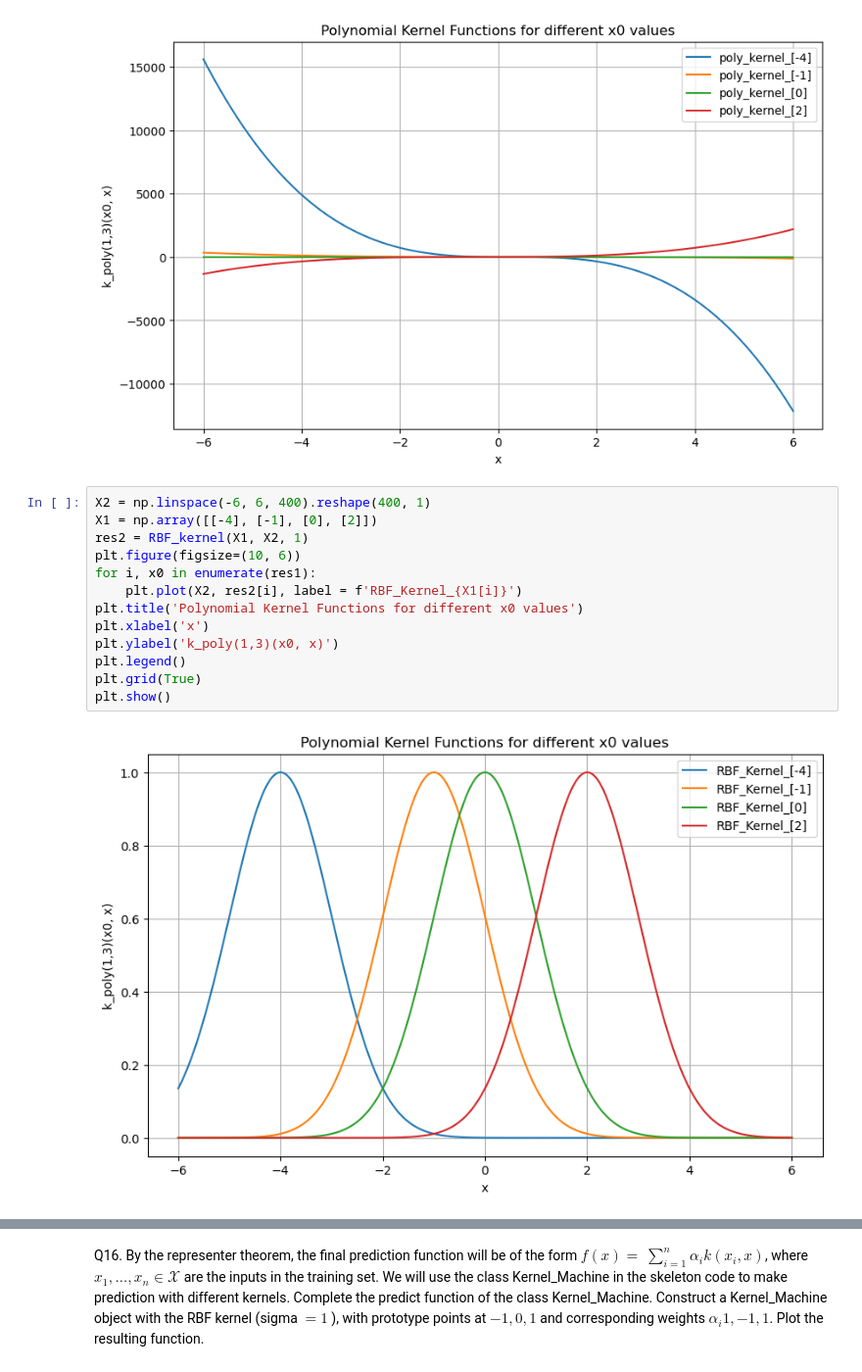
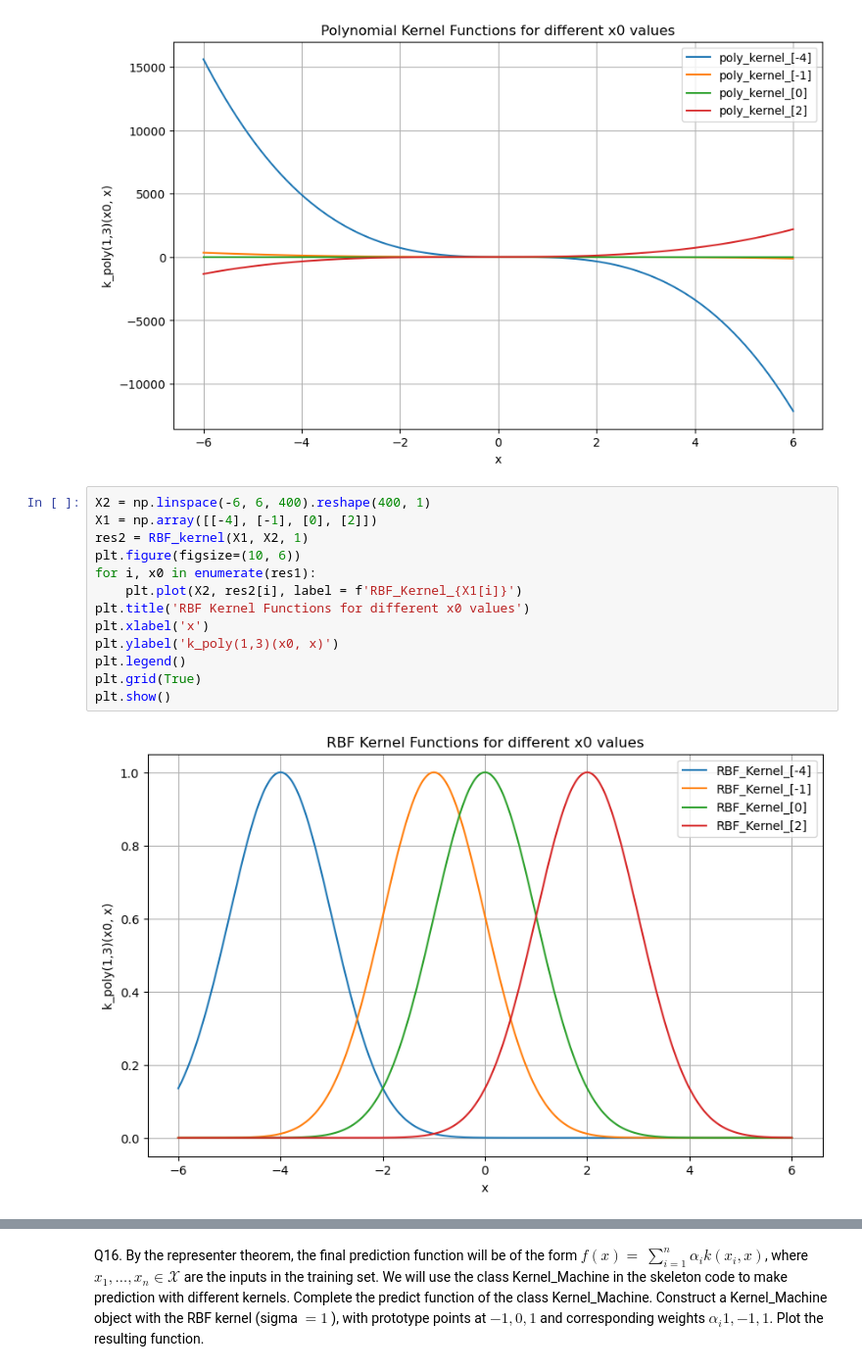
Before and after one commit to HYS20010113/ml_hw2, a Jupyter notebook: hw2/hw2.ipynb, the cells around one changed output, grey strips where cells are left out. Shown at 98% size. Cells and saved outputs as stored; diff of their text form.

```diff
--- a/hw2/hw2.ipynb
+++ b/hw2/hw2.ipynb
@@ -458,15 +463,15 @@ plt.show()
 # %%
 X2 = np.linspace(-6, 6, 400).reshape(400, 1)
 X1 = np.array([[-4], [-1], [0], [2]])
 res2 = RBF_kernel(X1, X2, 1)
 plt.figure(figsize=(10, 6))
 for i, x0 in enumerate(res1):
     plt.plot(X2, res2[i], label = f'RBF_Kernel_{X1[i]}')
-plt.title('Polynomial Kernel Functions for different x0 values')
+plt.title('RBF Kernel Functions for different x0 values')
 plt.xlabel('x')
 plt.ylabel('k_poly(1,3)(x0, x)')
 plt.legend()
 plt.grid(True)
 plt.show()
 # %% [output]
-[figure, old version]
+[figure, new version]
```
Also changed, not shown: parts of 19 cells of this notebook, 8 other files.
